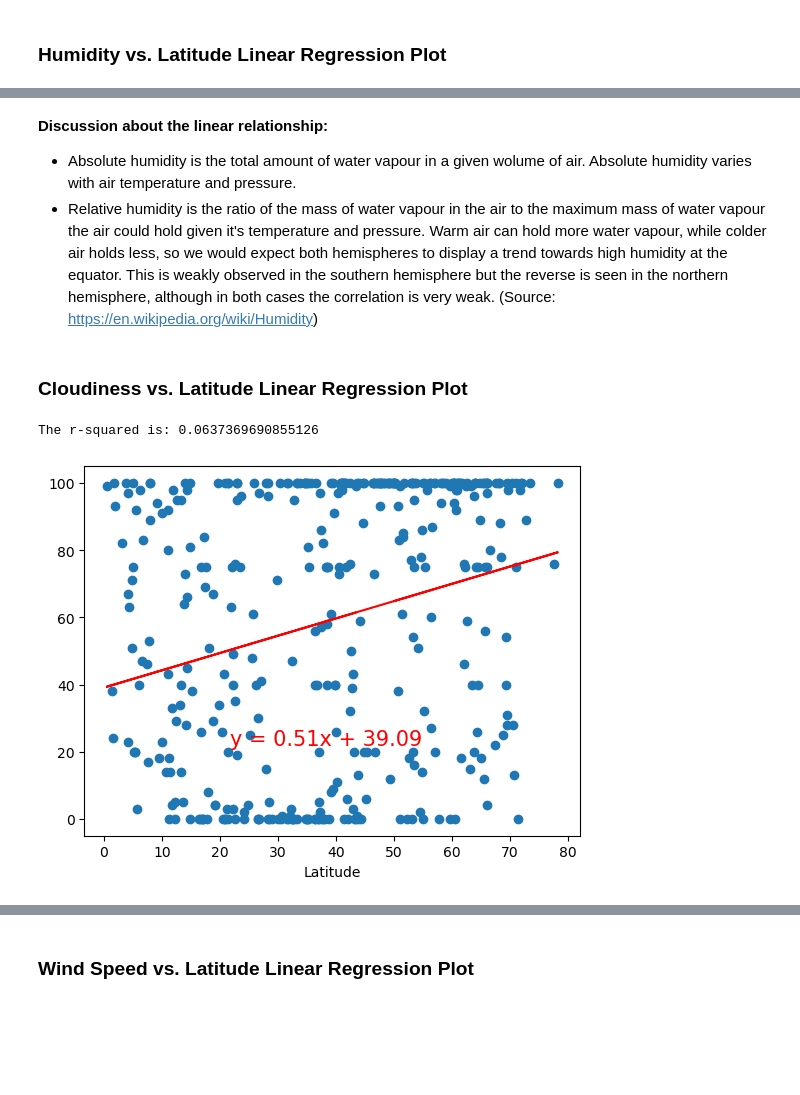
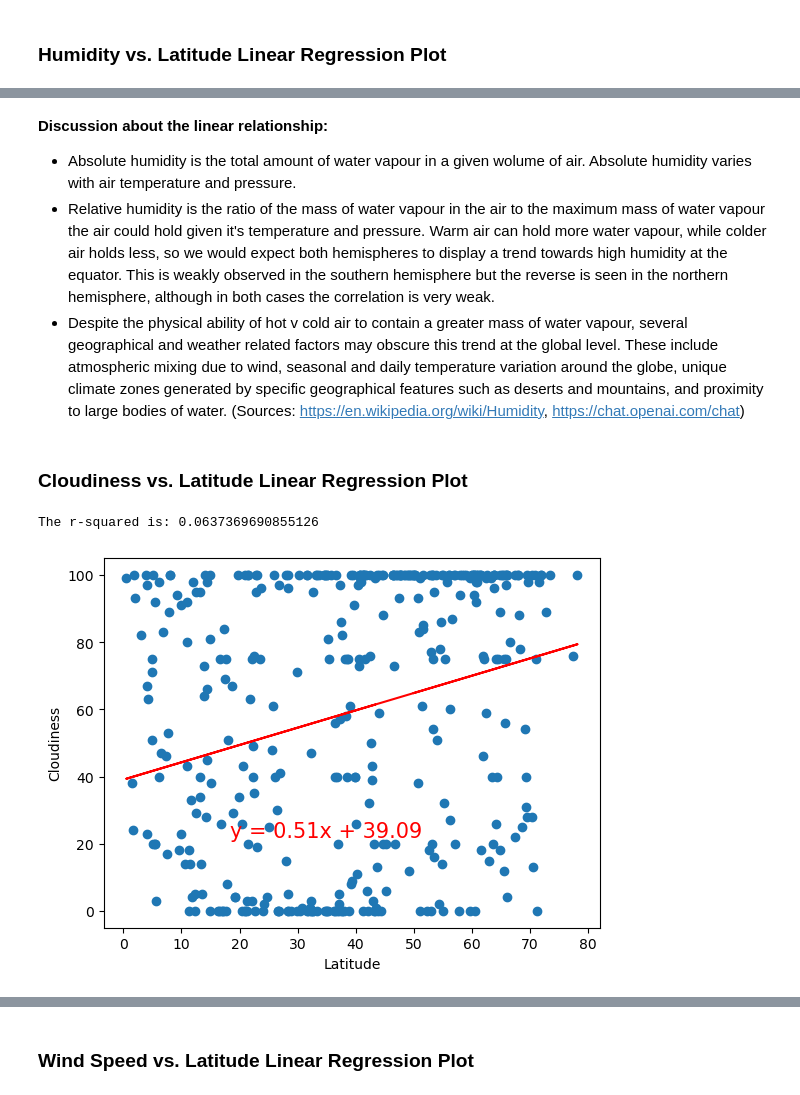
Before and after one commit to andrew-fellowes/python-api-challenge, a Jupyter notebook: WeatherPy/WeatherPy.ipynb, the cells around one changed output, grey strips where cells are left out. Cells and saved outputs as stored; diff of their text form; code cells hidden in the pictures; blank space fills up the shorter version.

```diff
--- a/WeatherPy/WeatherPy.ipynb
+++ b/WeatherPy/WeatherPy.ipynb
@@ -286,7 +286,7 @@ def lin_regress(x_values, y_values):
     regress_values = x_values * slope + intercept
     line_eq = "y = " + str(round(slope,2)) + "x + " + str(round(intercept,2))
     plt.xlabel("Latitude")
-    # plt.ylabel("Max Temp") # causes error
+    plt.ylabel(y_values.name)
     plt.scatter(x_values,y_values)
     plt.plot(x_values,regress_values,"r-")
     plt.annotate(line_eq,(0.3,0.3), xycoords = "figure fraction", fontsize=15,color="red")
@@ -361,15 +365,17 @@ The r-squared is: 0.036881541173454546
 **Discussion about the linear relationship:**
 - Absolute humidity is the total amount of water vapour in a given wolume of air. Absolute humidity varies with air temperature and pressure.
 - Relative humidity is the ratio of the mass of water vapour in the air to the maximum mass of water vapour the air could hold given it's temperature and pressure. Warm air can hold more water vapour, while colder air holds less, so we would expect both hemispheres to display a trend towards high humidity at the equator. This is weakly observed in the southern hemisphere but the reverse is seen in the northern hemisphere, although in both cases the correlation is very weak.
-(Source: https://en.wikipedia.org/wiki/Humidity)
+- Despite the physical ability of hot v cold air to contain a greater mass of water vapour, several geographical and weather related factors may obscure this trend at the global level. These include atmospheric mixing due to wind, seasonal and daily temperature variation around the globe, unique climate zones generated by specific geographical features such as deserts and mountains, and proximity to large bodies of water.
+(Sources: https://en.wikipedia.org/wiki/Humidity, https://chat.openai.com/chat)
 # %% [markdown]
 ### Cloudiness vs. Latitude Linear Regression Plot
 # %%
 # Northern Hemisphere
-y_axis = "Cloudiness"
-lin_regress(northern_hemi_df["Lat"], northern_hemi_df[y_axis])
+x_values = northern_hemi_df["Lat"]
+y_values = northern_hemi_df["Cloudiness"]
+lin_regress(x_values, y_values)
 # %% [output]
 The r-squared is: 0.0637369690855126
-[figure, old version]
+[figure, new version]
 # %%
 # Southern Hemisphere
```
Also changed, not shown: parts of 10 cells of this notebook, 9 other files.
